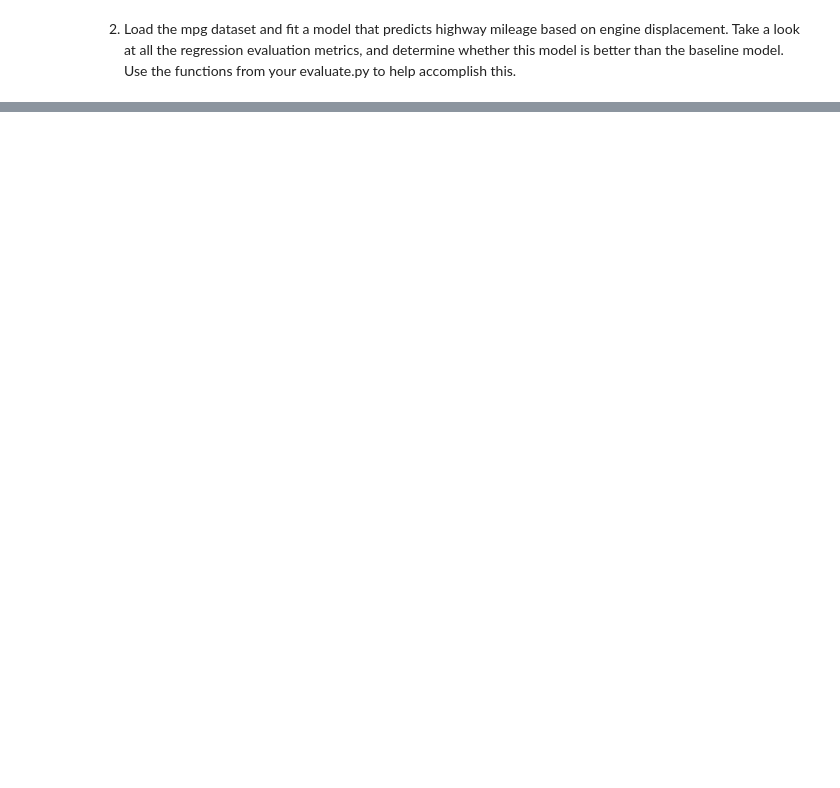
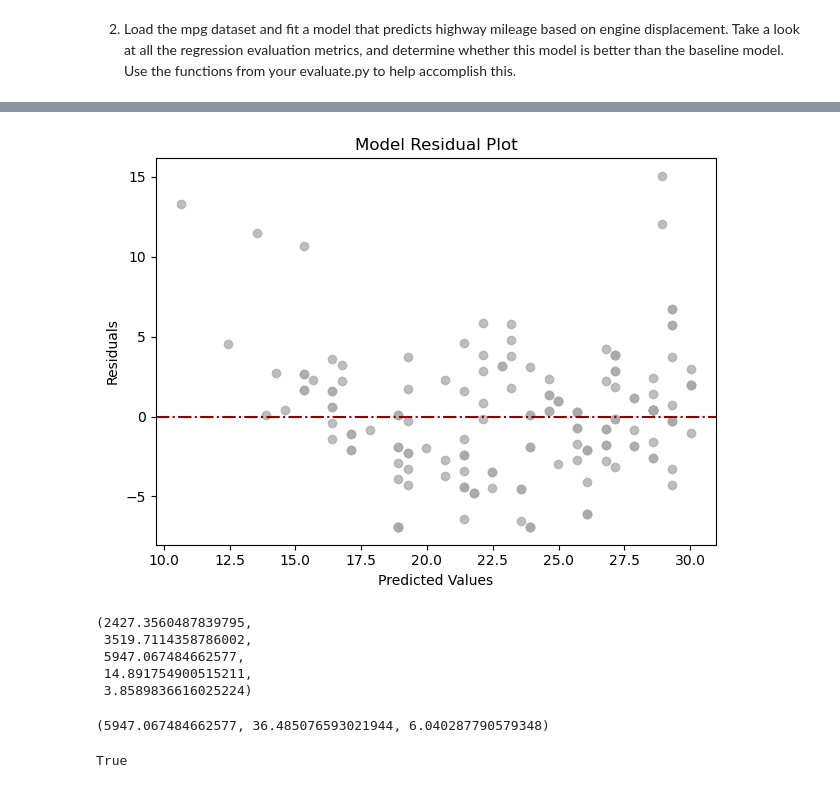
Before and after one commit to Marc-Aradillas/regression-exercises, a Jupyter notebook: evaluate.ipynb, the cells around one changed output, grey strips where cells are left out. Cells and saved outputs as stored; diff of their text form; code cells hidden in the pictures; blank space fills up the shorter version.

```diff
--- a/evaluate.ipynb
+++ b/evaluate.ipynb
@@ -316,0 +583,20 @@ True
+# %%
+evaluate.plot_residuals(preds.y_actual, preds.y_hat)
+# %% [output]
+[figure, added]
+# %%
+evaluate.regression_errors(preds.y_actual, preds.y_hat)
+# %% [output]
+(2427.3560487839795,
+ 3519.7114358786002,
+ 5947.067484662577,
+ 14.891754900515211,
+ 3.8589836616025224)
+# %%
+evaluate.baseline_mean_errors(preds.y_actual)
+# %% [output]
+(5947.067484662577, 36.485076593021944, 6.040287790579348)
+# %%
+evaluate.better_than_baseline(preds.y_actual, preds.y_hat)
+# %% [output]
+True
```
Also changed, not shown: parts of 24 cells of this notebook, 1 other file.
